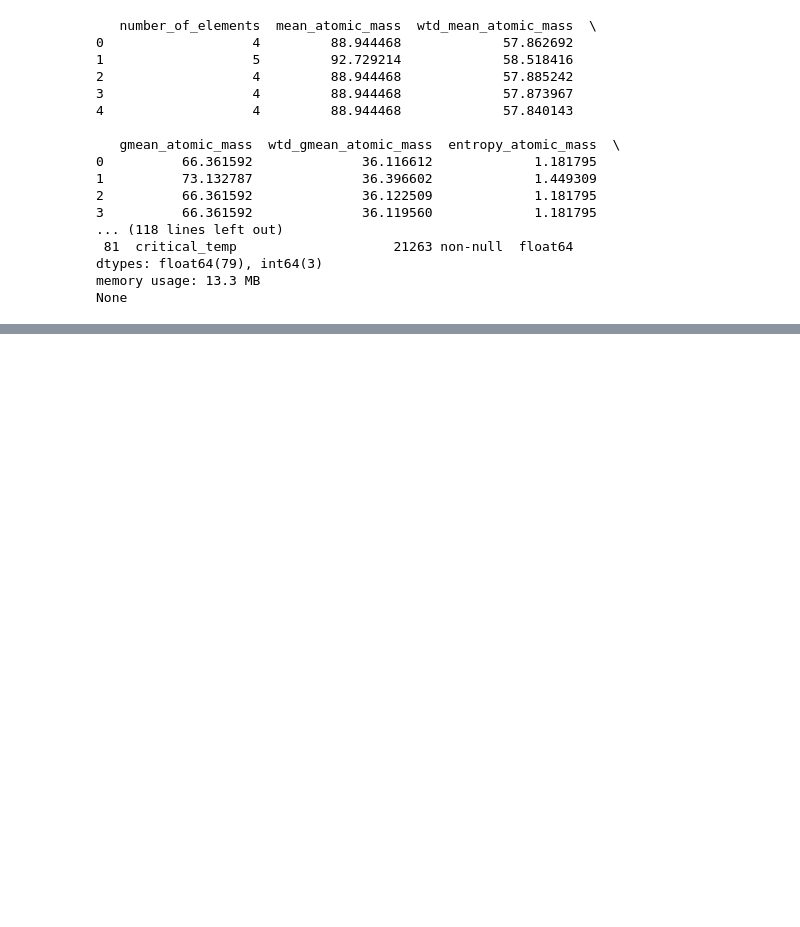
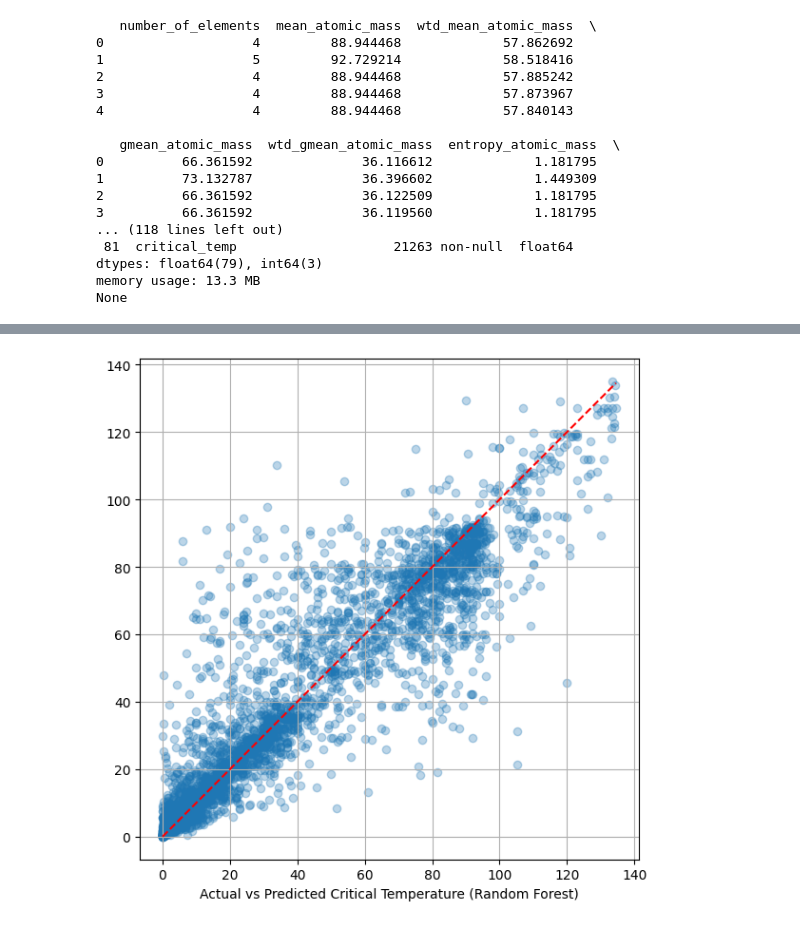
Before and after one commit to ms7450188/project, a Jupyter notebook: project1.ipynb, the cells around one changed output, grey strips where cells are left out. Drawn from its saved outputs; the diff is of its cells as text; code cells hidden in the pictures; blank space fills up the shorter version.

```diff
--- a/project1.ipynb
+++ b/project1.ipynb
@@ -32,0 +94,14 @@ sns.histplot(train['critical_temp'], kde = True, bins = 0)
+# %%
+# 선형회귀 모델
+from sklearn.metrics import r2_score, mean_squared_error
+import numpy as np
+
+
+lr_model = LinearRegression()
+lr_model.fit(x_train, y_train)
+
+y_pred_lr = lr_model.predict(x_test)
+
+print(f"선형회귀 모델 성능")
+print("R2 Score:", r2_score(y_test, y_pred_lr))
+print("RMSE:", np.sqrt(mean_squared_error(y_test, y_pred_lr)))
@@ -32,0 +178,14 @@ sns.histplot(train['critical_temp'], kde = True, bins = 0)
+# %%
+# 예측 Vs 실제
+# 모델이 얼마나 “진짜 데이터와 가까운지” 직관적으로 보여줄 수 있음
+import matplotlib.pyplot as plt
+
+plt.figure(figsize=(6,6))
+plt.scatter(y_test, y_pred_rf, alpha = 0.3)
+plt.plot([y_test.min(), y_test.max()], [y_test.min(), y_test.max()], '--', color = 'red')
+plt.xlabel('Actual vs Predicted Critical Temperature (Random Forest)')
+plt.grid(True)
+plt.tight_layout()
+plt.show()
+# %% [output]
+[figure, added]
```
Also changed, not shown: parts of 12 cells of this notebook.
